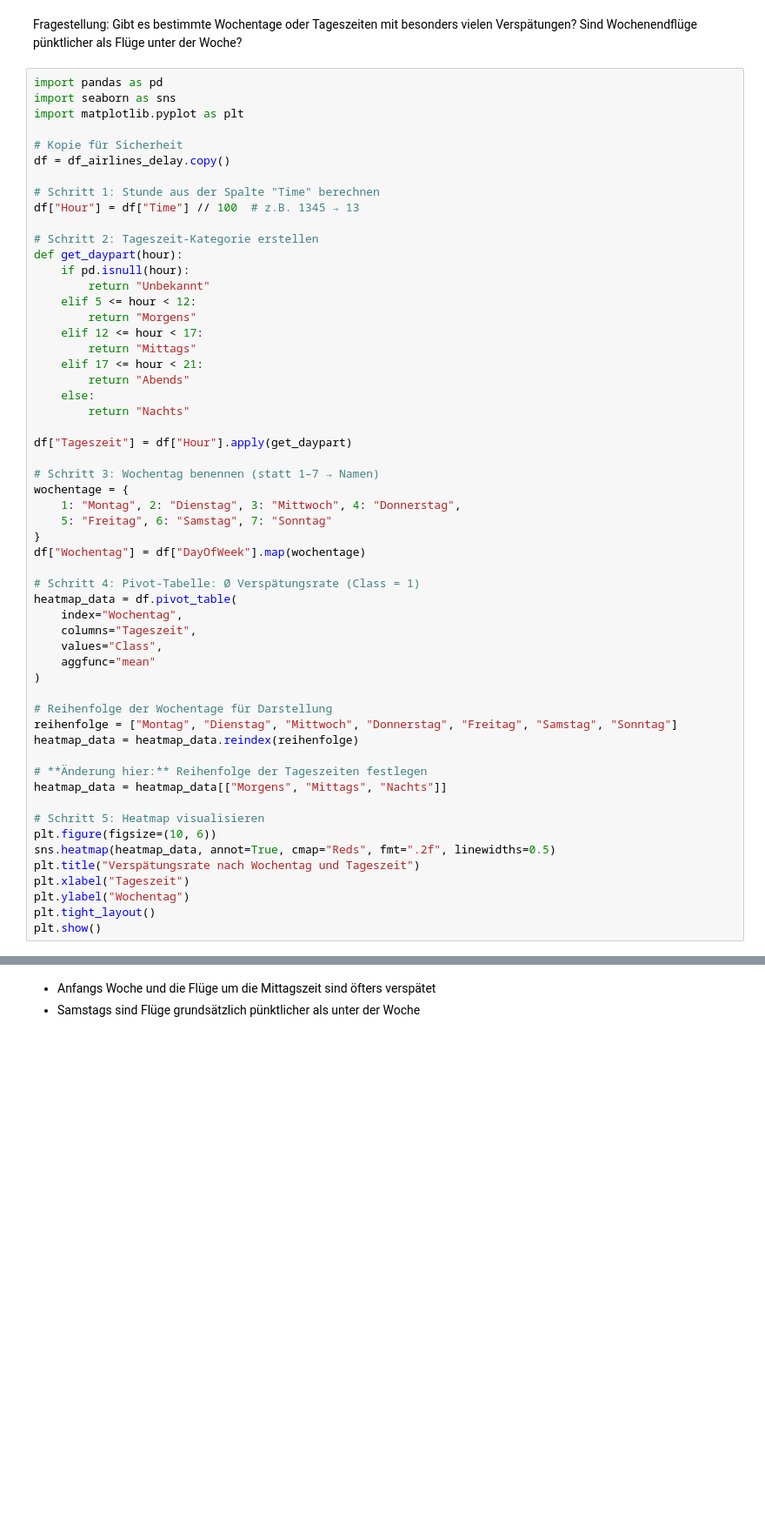
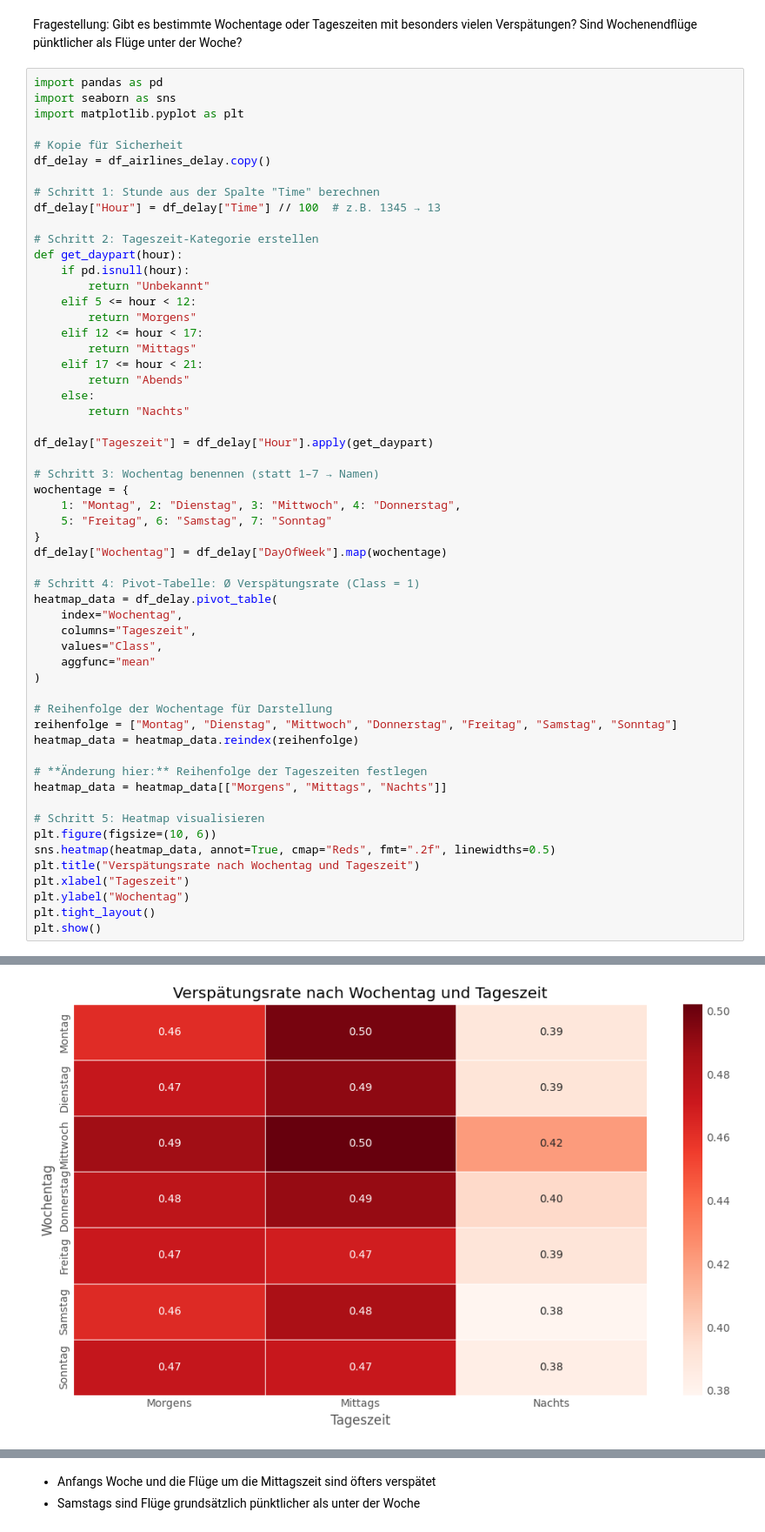
Before and after one commit to DivinitasMaxima/BINA-REPO, a Jupyter notebook: BINA_1.ipynb, the cells around one changed output, grey strips where cells are left out. Shown at 87% size. Drawn from its saved outputs; the diff is of its cells as text; blank space fills up the shorter version.

```diff
--- a/BINA_1.ipynb
+++ b/BINA_1.ipynb
@@ -510,10 +510,10 @@ import seaborn as sns
 import matplotlib.pyplot as plt
 
 # Kopie für Sicherheit
-df = df_airlines_delay.copy()
+df_delay = df_airlines_delay.copy()
 
 # Schritt 1: Stunde aus der Spalte "Time" berechnen
-df["Hour"] = df["Time"] // 100  # z.B. 1345 → 13
+df_delay["Hour"] = df_delay["Time"] // 100  # z.B. 1345 → 13
 
 # Schritt 2: Tageszeit-Kategorie erstellen
 def get_daypart(hour):
@@ -528,17 +528,17 @@ def get_daypart(hour):
     else:
         return "Nachts"
 
-df["Tageszeit"] = df["Hour"].apply(get_daypart)
+df_delay["Tageszeit"] = df_delay["Hour"].apply(get_daypart)
 
 # Schritt 3: Wochentag benennen (statt 1–7 → Namen)
 wochentage = {
     1: "Montag", 2: "Dienstag", 3: "Mittwoch", 4: "Donnerstag",
     5: "Freitag", 6: "Samstag", 7: "Sonntag"
 }
-df["Wochentag"] = df["DayOfWeek"].map(wochentage)
+df_delay["Wochentag"] = df_delay["DayOfWeek"].map(wochentage)
 
 # Schritt 4: Pivot-Tabelle: Ø Verspätungsrate (Class = 1)
-heatmap_data = df.pivot_table(
+heatmap_data = df_delay.pivot_table(
     index="Wochentag",
     columns="Tageszeit",
     values="Class",
@@ -565,3 +564,4 @@ NameError: name 'df_airlines_delay' is not defined
+[figure, added]
 # %% [markdown]
 ![Screenshot 2025-04-08 085430.png](embedded-picture-1)
 # %% [markdown]
```
Also changed, not shown: parts of 8 cells of this notebook.
